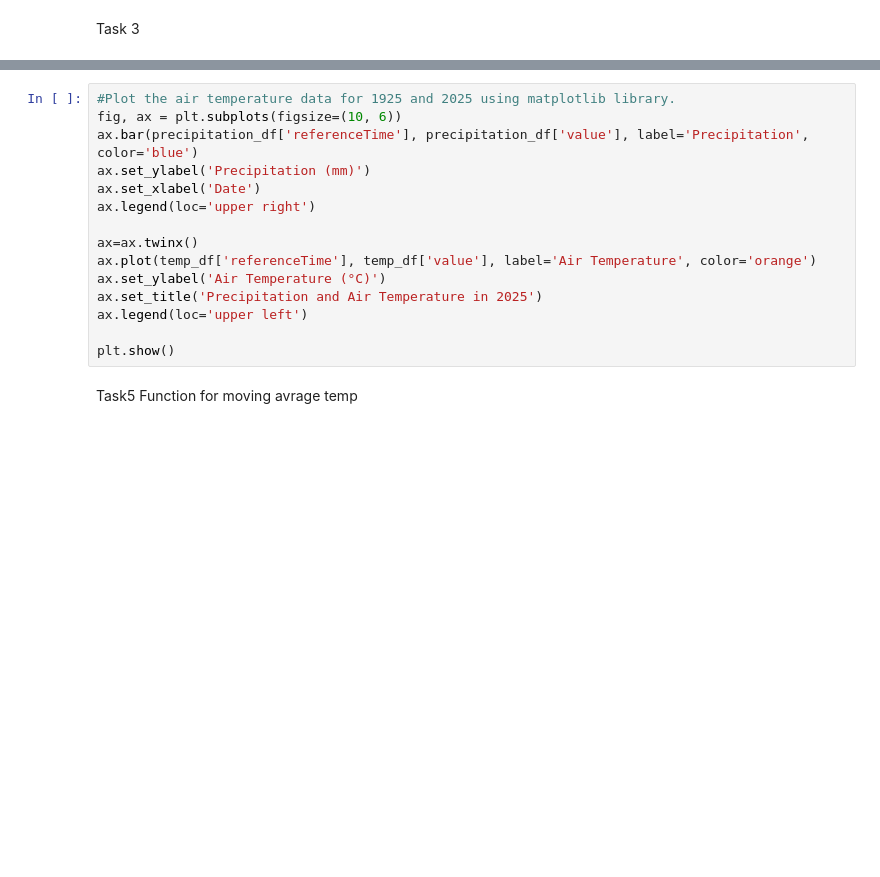
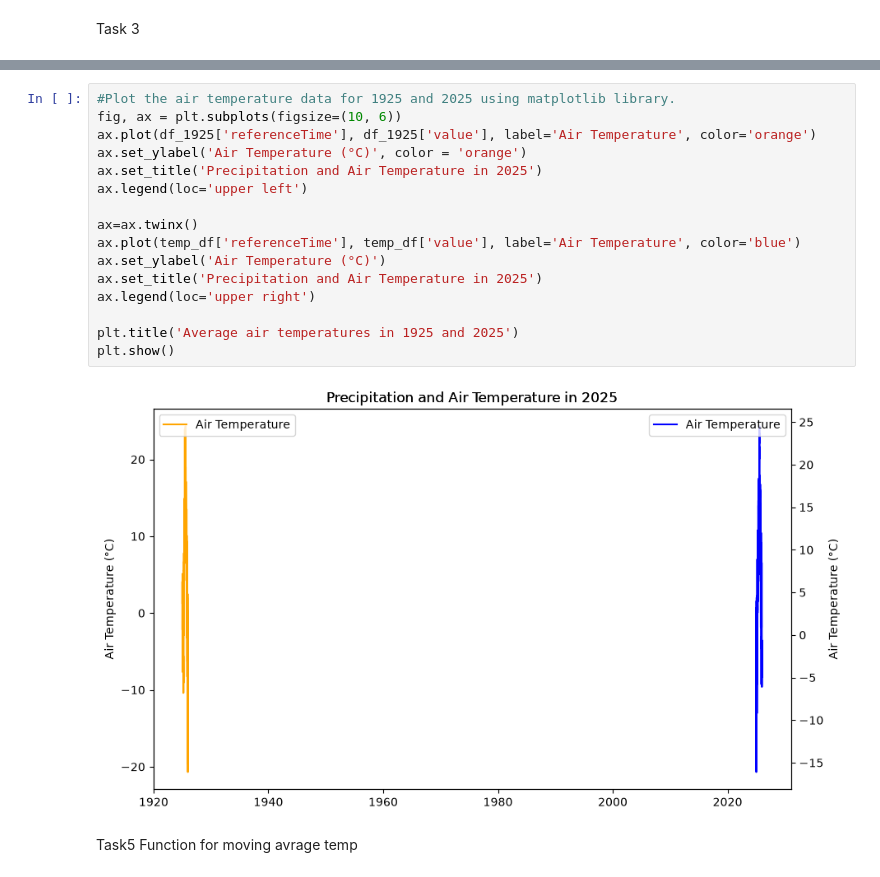
Before and after one commit to adriannv22/Inf201_deliverabal1, a Jupyter notebook: inf201_deliverabel_1.ipynb, the cells around one changed output, grey strips where cells are left out. Cells and saved outputs as stored; diff of their text form; blank space fills up the shorter version.

```diff
--- a/inf201_deliverabel_1.ipynb
+++ b/inf201_deliverabel_1.ipynb
@@ -178,18 +178,21 @@ Data retrieved from frost.met.no!
 # %%
 #Plot the air temperature data for 1925 and 2025 using matplotlib library.
 fig, ax = plt.subplots(figsize=(10, 6))
-ax.bar(precipitation_df['referenceTime'], precipitation_df['value'], label='Precipitation', color='blue')
-ax.set_ylabel('Precipitation (mm)')
-ax.set_xlabel('Date')
-ax.legend(loc='upper right')
-
-ax=ax.twinx()
-ax.plot(temp_df['referenceTime'], temp_df['value'], label='Air Temperature', color='orange')
-ax.set_ylabel('Air Temperature (°C)')
+ax.plot(df_1925['referenceTime'], df_1925['value'], label='Air Temperature', color='orange')
+ax.set_ylabel('Air Temperature (°C)', color = 'orange')
 ax.set_title('Precipitation and Air Temperature in 2025')
 ax.legend(loc='upper left')
 
+ax=ax.twinx()
+ax.plot(temp_df['referenceTime'], temp_df['value'], label='Air Temperature', color='blue')
+ax.set_ylabel('Air Temperature (°C)')
+ax.set_title('Precipitation and Air Temperature in 2025')
+ax.legend(loc='upper right')
+
+plt.title('Average air temperatures in 1925 and 2025')
 plt.show()
+# %% [output]
+[figure, added]
 # %% [markdown]
 Task5 Function for moving avrage temp
 # %%
```
